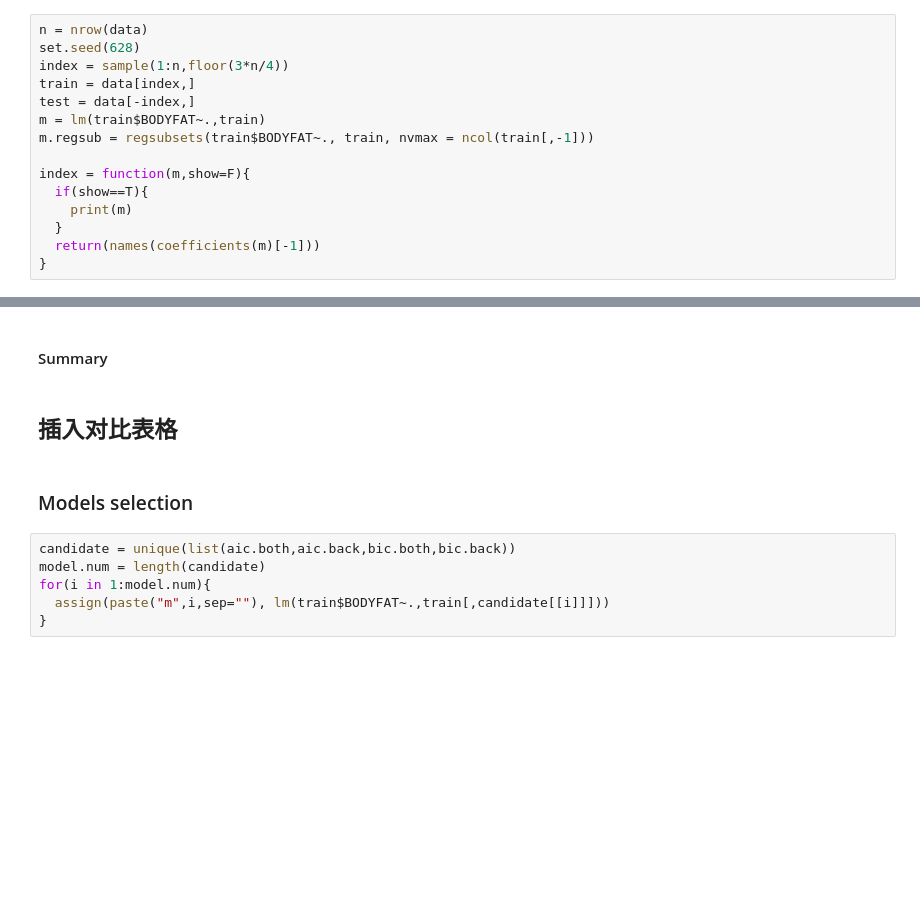
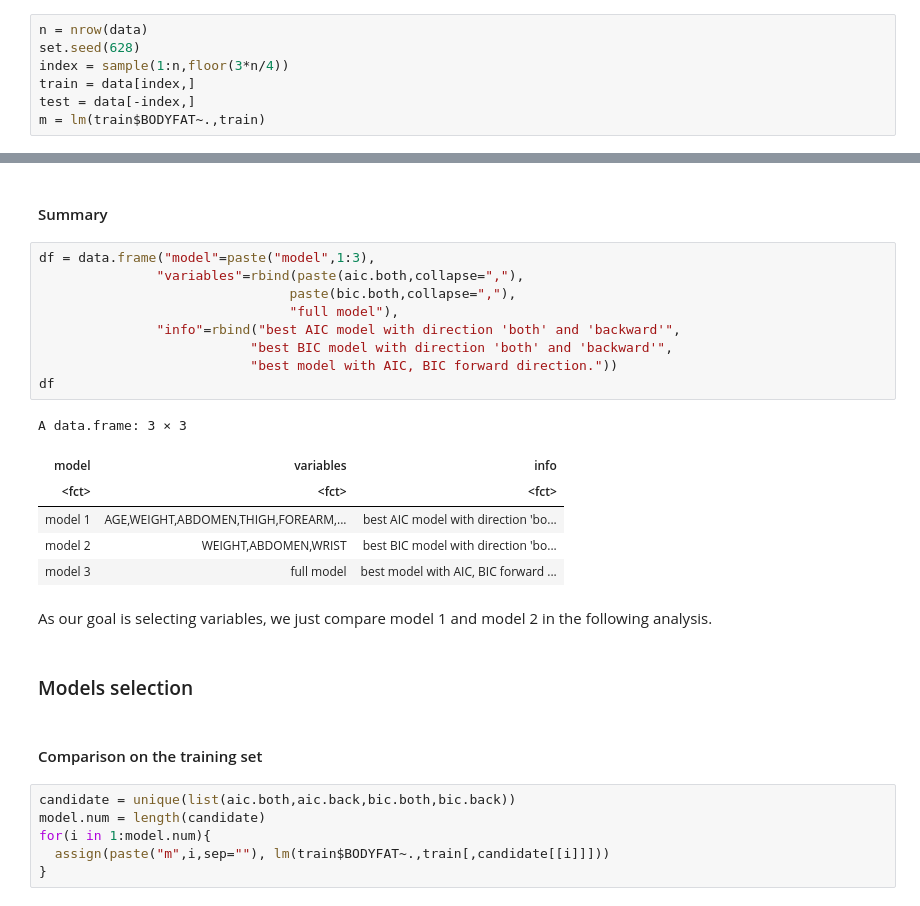
Before and after one commit to jwu424/628Module2, a Jupyter notebook: stepwise regression.ipynb, the cells around one changed output, grey strips where cells are left out. Drawn from its saved outputs; the diff is of its cells as text; blank space fills up the shorter version.

```diff
--- a/stepwise regression.ipynb
+++ b/stepwise regression.ipynb
@@ -60,11 +59,3 @@ index = sample(1:n,floor(3*n/4))
 train = data[index,]
 test = data[-index,]
 m = lm(train$BODYFAT~.,train)
-m.regsub = regsubsets(train$BODYFAT~., train, nvmax = ncol(train[,-1]))
-
-index = function(m,show=F){
-  if(show==T){
-    print(m)
-  }
-  return(names(coefficients(m)[-1]))
-}
@@ -83,10 +89,28 @@ bic.back = index(step(m,direction="backward",k=log(n),trace=0))
 bic.for = index(step(m,direction="forward",k=log(n),trace=0))
 # %% [markdown]
 #### Summary
-# %% [markdown]
-## 插入对比表格
+# %%
+df = data.frame("model"=paste("model",1:3),
+               "variables"=rbind(paste(aic.both,collapse=","),
+                                paste(bic.both,collapse=","),
+                                "full model"),
+               "info"=rbind("best AIC model with direction 'both' and 'backward'",
+                           "best BIC model with direction 'both' and 'backward'",
+                           "best model with AIC, BIC forward direction."))
+df
+# %% [output]
+A data.frame: 3 × 3
+| model | variables | info |
+| <fct> | <fct> | <fct> |
+| model 1 | AGE,WEIGHT,ABDOMEN,THIGH,FOREARM,... | best AIC model with direction 'bo... |
+| model 2 | WEIGHT,ABDOMEN,WRIST | best BIC model with direction 'bo... |
+| model 3 | full model | best model with AIC, BIC forward ... |
+# %% [markdown]
+As our goal is selecting variables, we just compare model 1 and model 2 in the following analysis.
 # %% [markdown]
 ### Models selection
+# %% [markdown]
+#### Comparison on the training set
 # %%
 candidate = unique(list(aic.both,aic.back,bic.both,bic.back))
 model.num = length(candidate)
```
Also changed, not shown: parts of 13 cells of this notebook, 1 other file.
